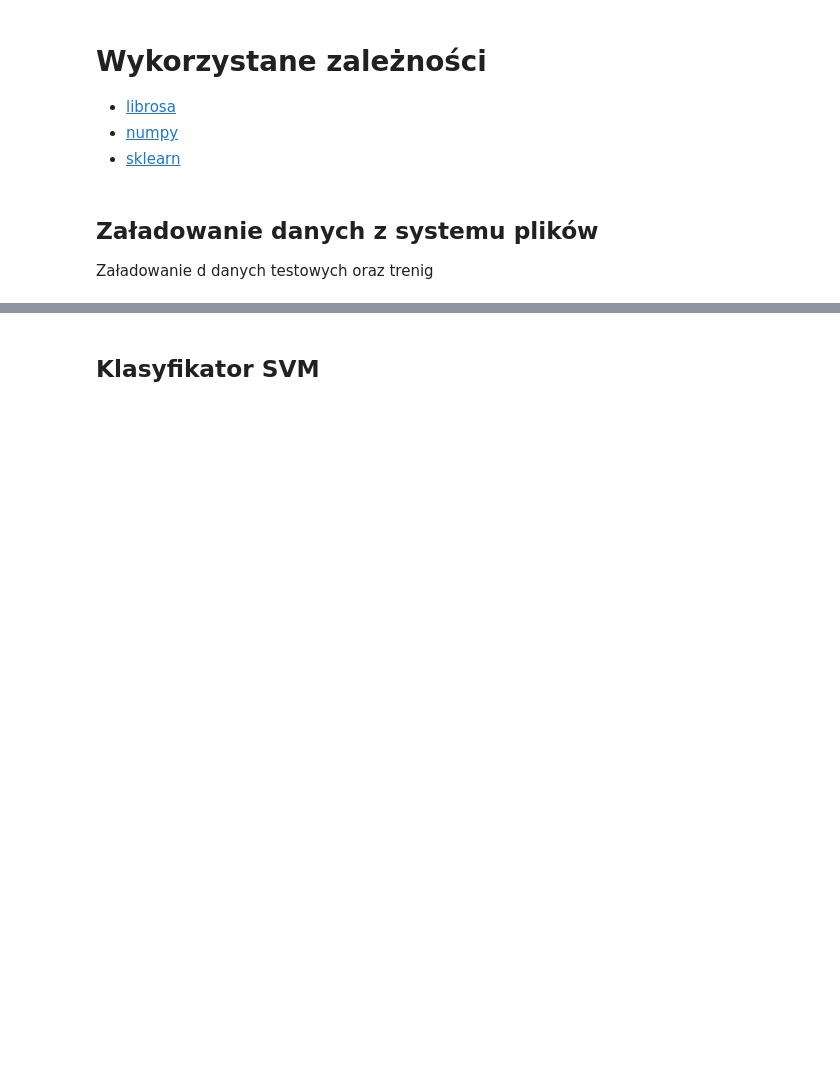
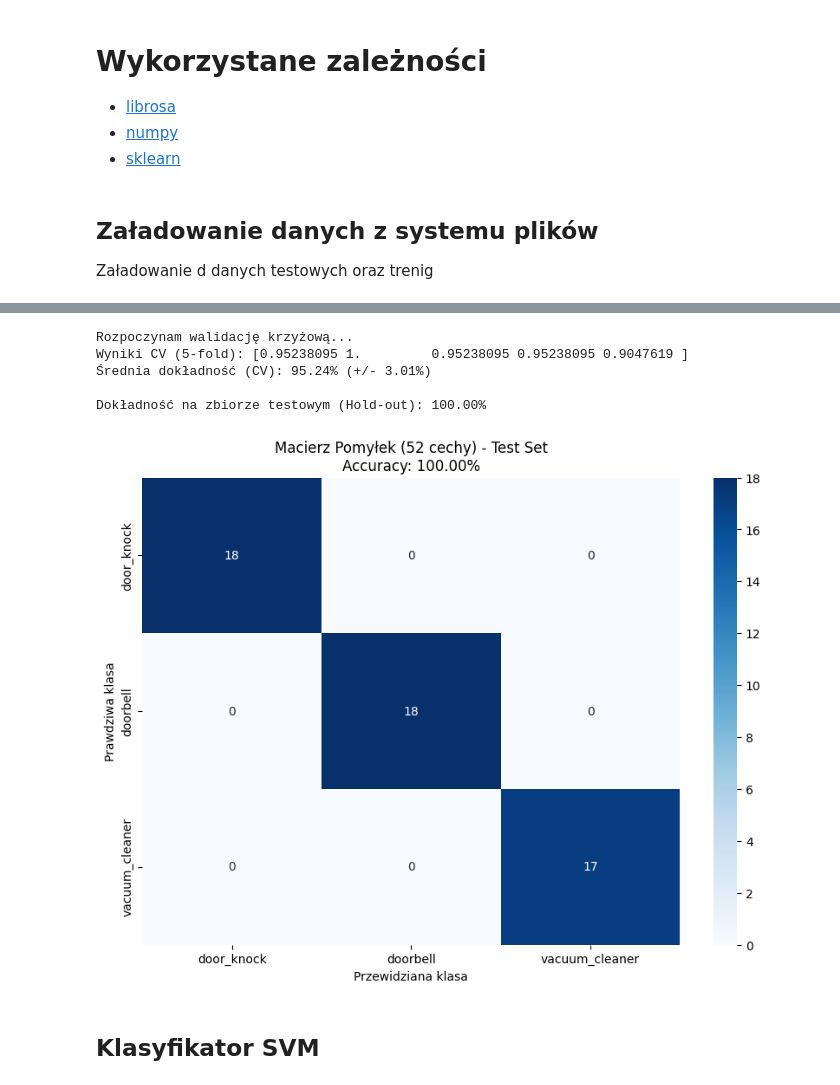
Before and after one commit to muzykos/Projekt_badawczy_System_rozpoznawania_zdarzen_dzwiekowych_w_przestrzeni_domowej, a Jupyter notebook: src/notebook/model-training.ipynb, the cells around one changed output, grey strips where cells are left out. Cells and saved outputs as stored; diff of their text form; code cells hidden in the pictures; blank space fills up the shorter version.

```diff
--- a/src/notebook/model-training.ipynb
+++ b/src/notebook/model-training.ipynb
@@ -69,3 +113,59 @@ x_test_scaled = scaler.transform(x_test)
+# %%
+# --- PRZYGOTOWANIE DANYCH I TRENING (PIPELINE) ---
+
+# 1. Encodowanie etykiet (zamiana nazw na liczby)
+label_encoder = LabelEncoder()
+y_enc = label_encoder.fit_transform(labels_ys)
+
+# 2. Podział na zbiór treningowy i testowy (Stratified zapewnia równe proporcje klas)
+x_train, x_test, y_train, y_test = train_test_split(
+    features_xs, y_enc, test_size=1/3, random_state=42, stratify=y_enc
+)
+
+# 3. Tworzymy Pipeline: Skalowanie + SVM
+# Pipeline automatycznie pilnuje, żeby nie było wycieku danych przy walidacji krzyżowej
+clf_pipeline = make_pipeline(
+    StandardScaler(),
+    SVC(kernel="rbf", C=1.0, probability=True, random_state=42)
+)
+
+# 4. Trening i Walidacja Krzyżowa (5-fold) na zbiorze treningowym
+print("Rozpoczynam walidację krzyżową...")
+cv_scores = cross_val_score(clf_pipeline, x_train, y_train, cv=5, scoring='accuracy')
+
+print(f"Wyniki CV (5-fold): {cv_scores}")
+print(f"Średnia dokładność (CV): {cv_scores.mean():.2%} (+/- {cv_scores.std():.2%})")
+
+# 5. Finalny trening na całym zbiorze treningowym
+clf_pipeline.fit(x_train, y_train)
+
+# 6. Sprawdzenie na zbiorze testowym (ostateczna weryfikacja)
+y_pred = clf_pipeline.predict(x_test)
+test_acc = accuracy_score(y_test, y_pred)
+print(f"\nDokładność na zbiorze testowym (Hold-out): {test_acc:.2%}")
+
+# --- WIZUALIZACJA MACIERZY POMYŁEK ---
+plt.figure(figsize=(10, 7))
+cm = confusion_matrix(y_test, y_pred)
+sns.heatmap(
+    cm,
+    annot=True,
+    fmt="d",
+    cmap="Blues",
+    xticklabels=label_encoder.classes_,
+    yticklabels=label_encoder.classes_
+)
+plt.title(f"Macierz Pomyłek (52 cechy) - Test Set\nAccuracy: {test_acc:.2%}")
+plt.ylabel("Prawdziwa klasa")
+plt.xlabel("Przewidziana klasa")
+plt.show()
+# %% [output]
+Rozpoczynam walidację krzyżową...
+Wyniki CV (5-fold): [0.95238095 1.         0.95238095 0.95238095 0.9047619 ]
+Średnia dokładność (CV): 95.24% (+/- 3.01%)
+
+Dokładność na zbiorze testowym (Hold-out): 100.00%
+[figure, added]
 # %% [markdown]
 ## Klasyfikator SVM
 # %% [markdown]
```
Also changed, not shown: parts of 8 cells of this notebook, 1 other file.
